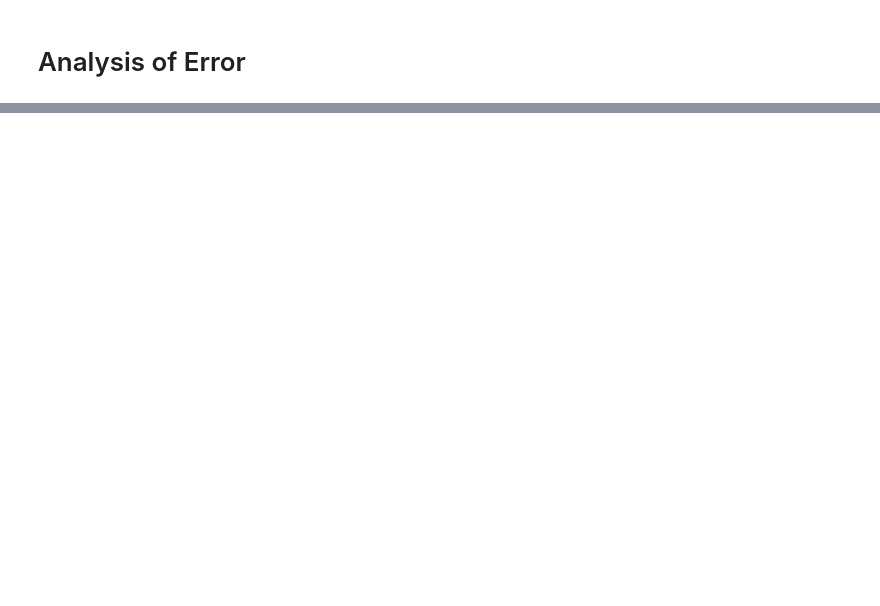
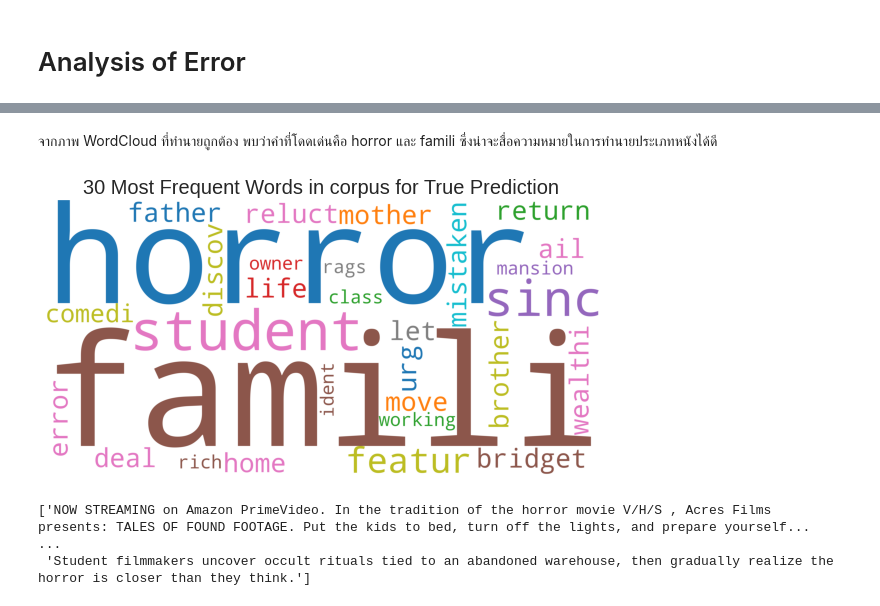
Before and after one commit to sunglovedatascience/MovieGenreClassfication, a Jupyter notebook: Assignment_Final.ipynb, the cells around one changed output, grey strips where cells are left out. Drawn from its saved outputs; the diff is of its cells as text; code cells hidden in the pictures; blank space fills up the shorter version.

```diff
--- a/Assignment_Final.ipynb
+++ b/Assignment_Final.ipynb
@@ -843,0 +889,3 @@ f1
+# %%
+index_f1_1 = [idx for idx, element in enumerate(f1) if element==1]
+index_f1_1[:10]
@@ -843,0 +894,4 @@ f1
+# %%
+df_X_test_f1_1 = df_X_test.iloc[index_f1_1[:10],:]
+df_X_test_f1_1['descriptions'] = df_X_test_f1_1['descriptions'].str.strip()
+df_X_test_f1_1[['movie', 'descriptions', 'corpus']]
@@ -843,0 +910,23 @@ f1
+# %% [markdown]
+จากภาพ WordCloud ที่ทำนายถูกต้อง พบว่าคำที่โดดเด่นคือ horror และ famili ซึ่งน่าจะสื่อความหมายในการทำนายประเภทหนังได้ดี
+# %%
+list_wordcloud = [x for x in df_X_test_f1_1['corpus'].str.split()]
+list_wordcloud = list(itertools.chain(*list_wordcloud))
+
+plot_wordcloud = ' '.join(list_wordcloud)
+plot_wordcloud = WordCloud(stopwords=all_stopwords, background_color='white', max_words = 30, height=2000, width=4000, random_state = 42,
+                           normalize_plurals = False, colormap='tab10').generate(plot_wordcloud)
+
+fig, ax = plt.subplots(figsize=(10,6))
+plt.imshow(plot_wordcloud)
+plt.title('30 Most Frequent Words in corpus for True Prediction ', fontsize = 20)
+plt.axis("off")
+plt.show();
+# %% [output]
+[figure, added]
+# %%
+word_horror = df_X_test_f1_1['corpus'].str.contains("horror")
+df_X_test_f1_1.loc[word_horror, 'descriptions'].values[:10].tolist()
+# %% [output]
+['NOW STREAMING on Amazon PrimeVideo. In the tradition of the horror movie V/H/S , Acres Films presents: TALES OF FOUND FOOTAGE. Put the kids to bed, turn off the lights, and prepare yourself...       ...
+ 'Student filmmakers uncover occult rituals tied to an abandoned warehouse, then gradually realize the horror is closer than they think.']
```
Also changed, not shown: parts of 66 cells of this notebook.
